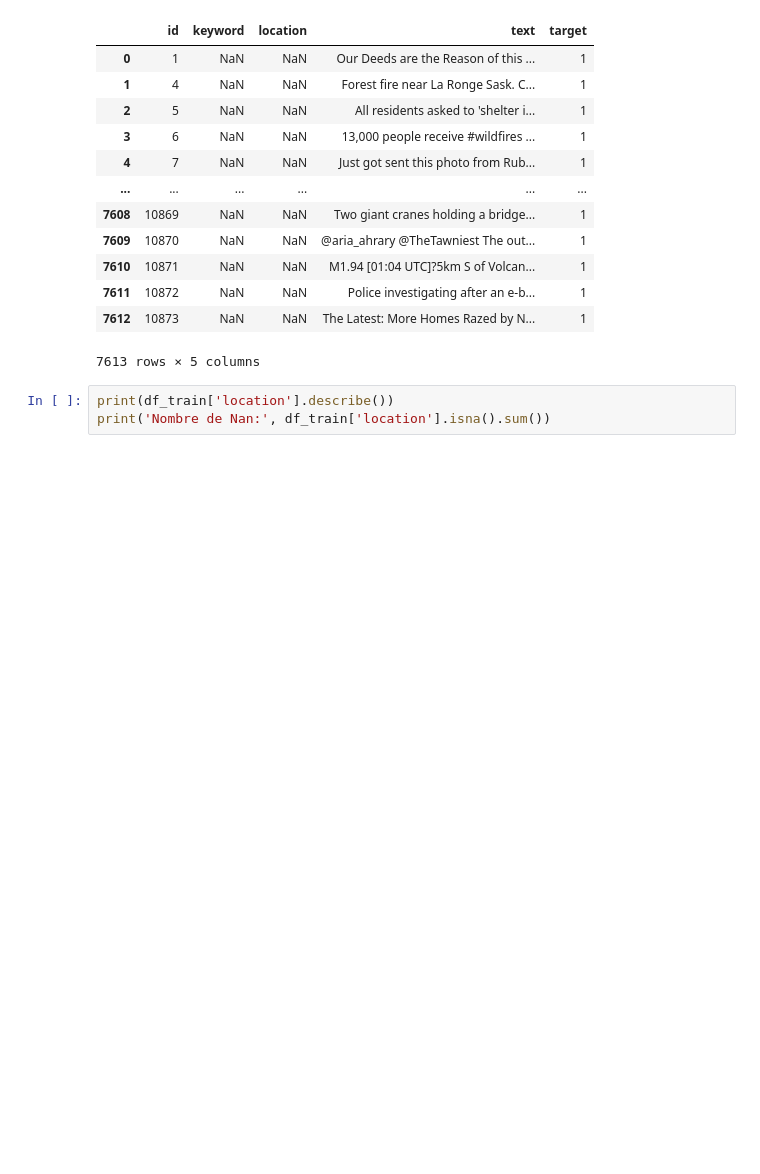
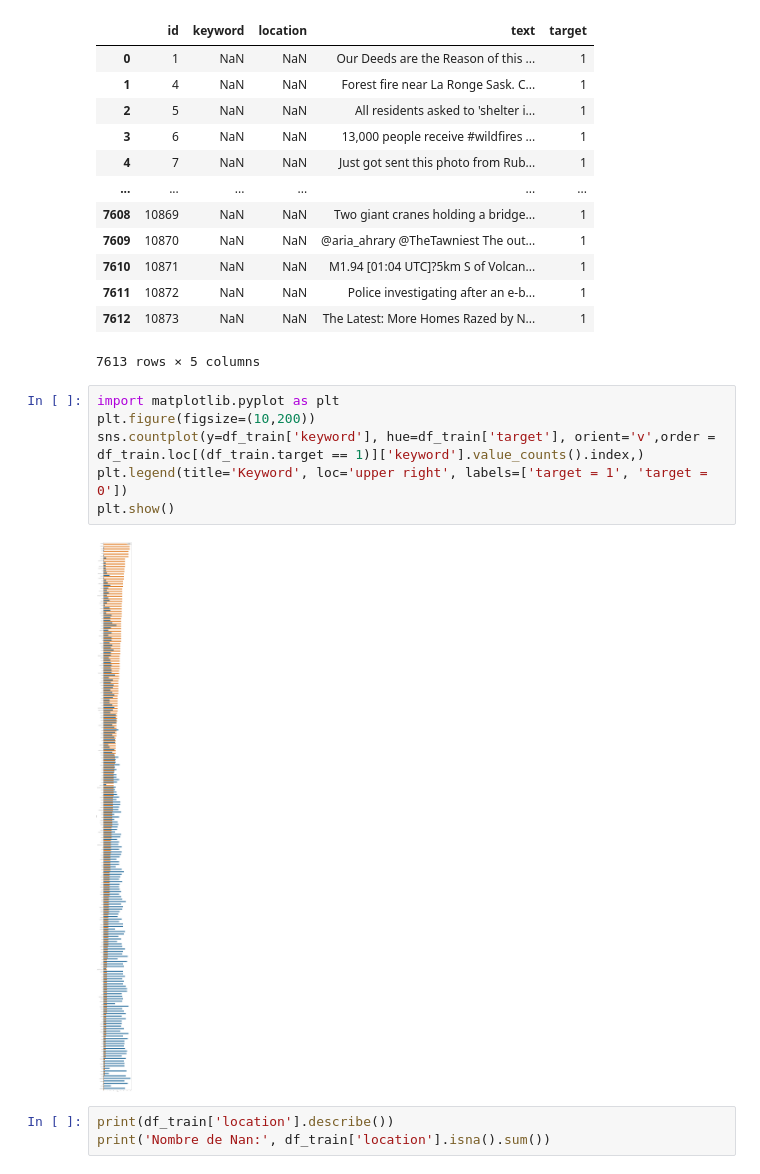
Before and after one commit to jeremyoudin/Disaster_tweet, a Jupyter notebook: Disaster_tweet.ipynb, the cells around one changed output. Saved outputs shown, nothing was run; the diff lists cells and outputs as text; blank space fills up the shorter version.

```diff
--- a/Disaster_tweet.ipynb
+++ b/Disaster_tweet.ipynb
@@ -30,6 +30,14 @@ df_train
 | 7611 | 10872 | NaN | NaN | Police investigating after an e-b... | 1 |
 | 7612 | 10873 | NaN | NaN | The Latest: More Homes Razed by N... | 1 |
 7613 rows × 5 columns
+# %%
+import matplotlib.pyplot as plt
+plt.figure(figsize=(10,200))
+sns.countplot(y=df_train['keyword'], hue=df_train['target'], orient='v',order = df_train.loc[(df_train.target == 1)]['keyword'].value_counts().index,)
+plt.legend(title='Keyword', loc='upper right', labels=['target = 1', 'target = 0'])
+plt.show()
+# %% [output]
+[figure, added]
 # %%
 print(df_train['location'].describe())
 print('Nombre de Nan:', df_train['location'].isna().sum())
```
Also changed, not shown: parts of 18 cells of this notebook.
